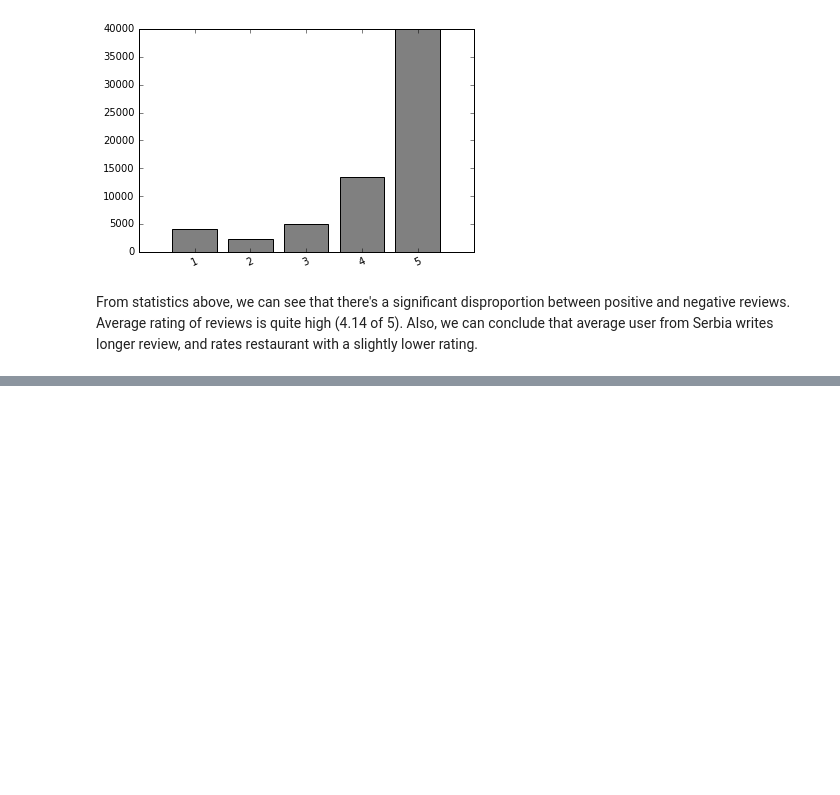
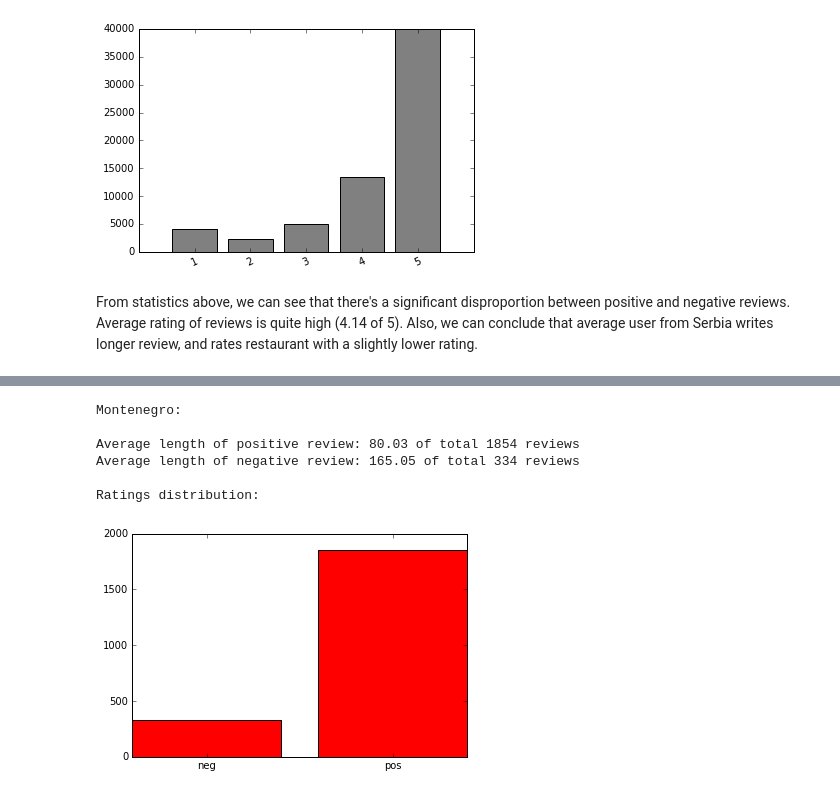
Before and after one commit to vdragan1993/sentiment-analysis, a Jupyter notebook: Donesi.com.ipynb, the cells around one changed output, grey strips where cells are left out. Cells and saved outputs as stored; diff of their text form; code cells hidden in the pictures; blank space fills up the shorter version.

```diff
--- a/Donesi.com.ipynb
+++ b/Donesi.com.ipynb
@@ -157,0 +230,11 @@ From statistics above, we can see that there's a significant disproportion betwe
+# %%
+print("Montenegro: ")
+sort_reviews("data/filtered/fcg.xlsx", "data/posneg/pncg.xlsx", "red")
+# %% [output]
+Montenegro:
+
+Average length of positive review: 80.03 of total 1854 reviews
+Average length of negative review: 165.05 of total 334 reviews
+
+Ratings distribution:
+[figure, added]
```
Also changed, not shown: parts of 20 cells of this notebook.
